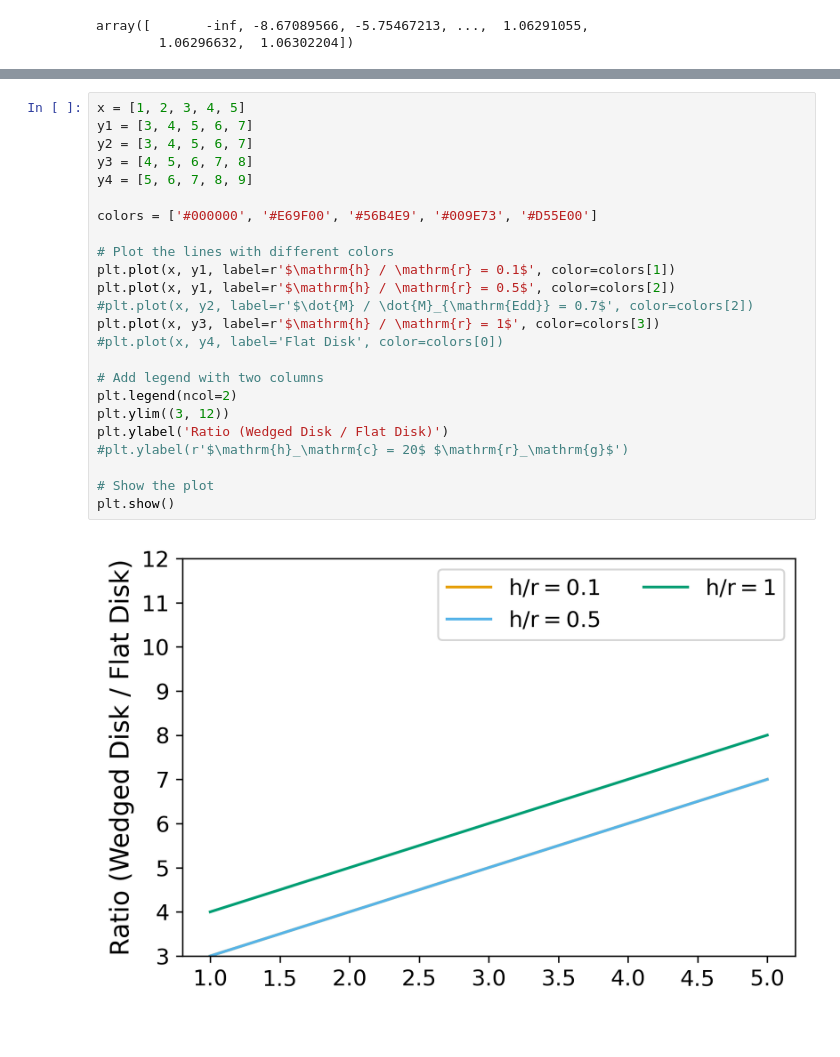
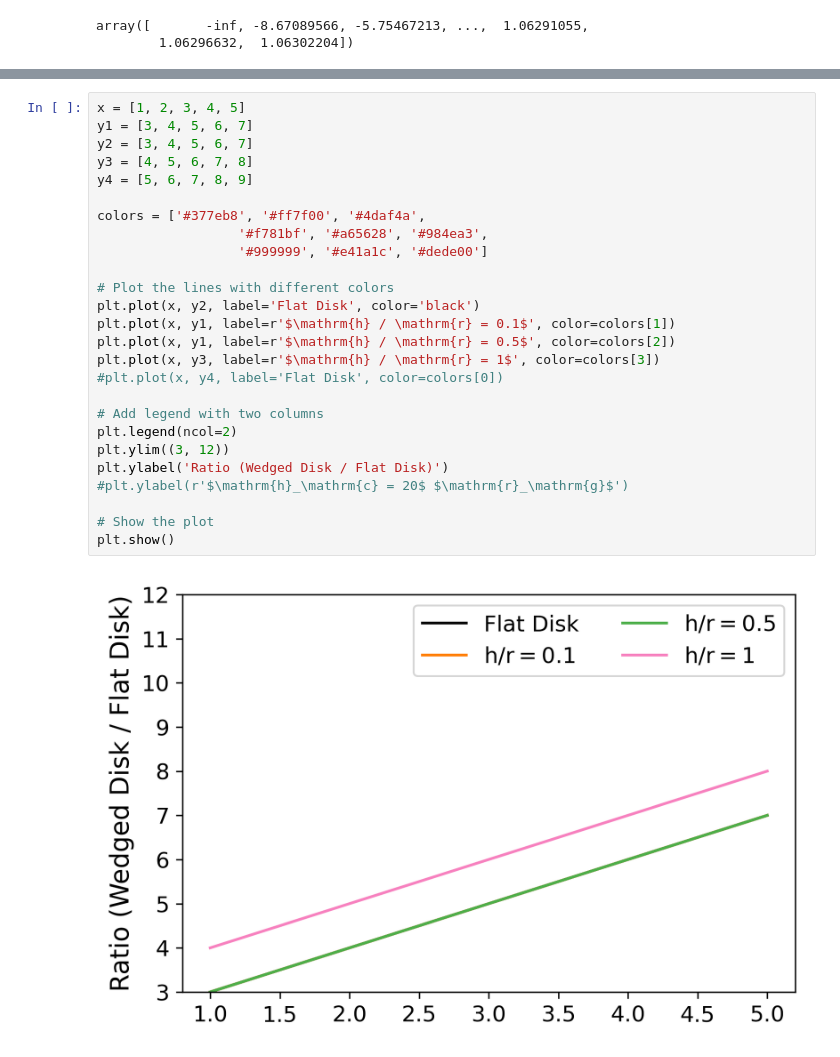
Before and after one commit to wilkinsdr/raytrace_cpu, a Jupyter notebook: python/Shakura.ipynb, the cells around one changed output, grey strips where cells are left out. Drawn from its saved outputs; the diff is of its cells as text.

Commit message:
changes for wedged disk

```diff
--- a/python/Shakura.ipynb
+++ b/python/Shakura.ipynb
@@ -119,26 +119,28 @@ plt.show()
 # %%
 x = [1, 2, 3, 4, 5]
 y1 = [3, 4, 5, 6, 7]
 y2 = [3, 4, 5, 6, 7]
 y3 = [4, 5, 6, 7, 8]
 y4 = [5, 6, 7, 8, 9]
 
-colors = ['#000000', '#E69F00', '#56B4E9', '#009E73', '#D55E00']
+colors = ['#377eb8', '#ff7f00', '#4daf4a',
+                  '#f781bf', '#a65628', '#984ea3',
+                  '#999999', '#e41a1c', '#dede00']
 
 # Plot the lines with different colors
+plt.plot(x, y2, label='Flat Disk', color='black')
 plt.plot(x, y1, label=r'$\mathrm{h} / \mathrm{r} = 0.1$', color=colors[1])
 plt.plot(x, y1, label=r'$\mathrm{h} / \mathrm{r} = 0.5$', color=colors[2])
-#plt.plot(x, y2, label=r'$\dot{M} / \dot{M}_{\mathrm{Edd}} = 0.7$', color=colors[2])
 plt.plot(x, y3, label=r'$\mathrm{h} / \mathrm{r} = 1$', color=colors[3])
 #plt.plot(x, y4, label='Flat Disk', color=colors[0])
 
 # Add legend with two columns
 plt.legend(ncol=2)
 plt.ylim((3, 12))
 plt.ylabel('Ratio (Wedged Disk / Flat Disk)')
 #plt.ylabel(r'$\mathrm{h}_\mathrm{c} = 20$ $\mathrm{r}_\mathrm{g}$')
 
 # Show the plot
 plt.show()
 # %% [output]
-[figure, old version]
+[figure, new version]
```
Also changed, not shown: parts of 3 cells of this notebook, 4 other files.
